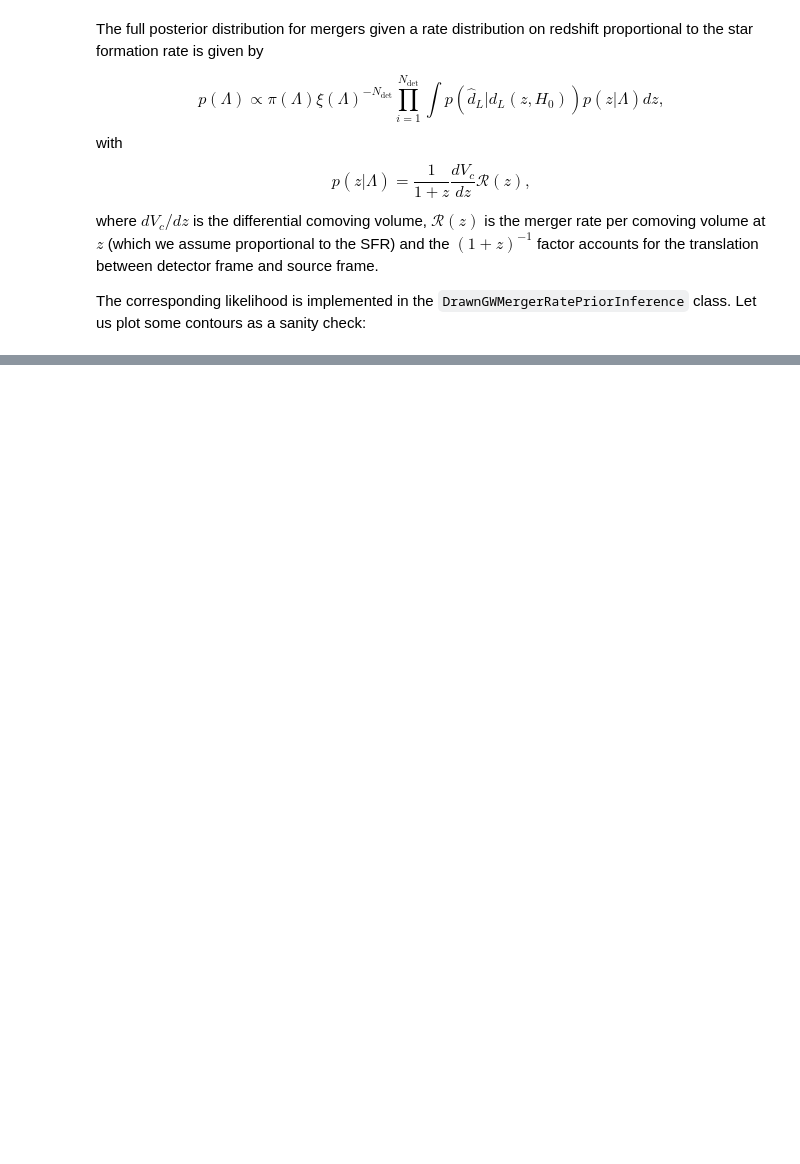
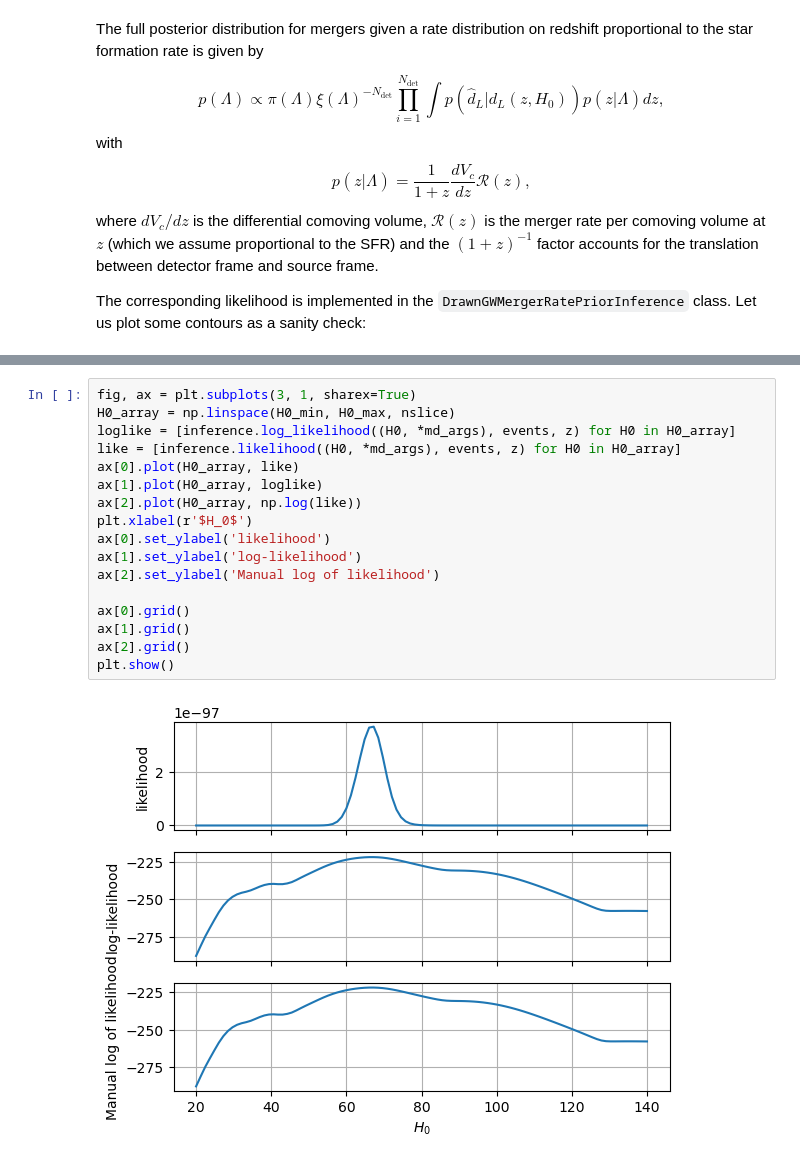
Before and after one commit to binado/standard-sirens, a Jupyter notebook: src/population_prior.ipynb, the cells around one changed output, grey strips where cells are left out. Drawn from its saved outputs; the diff is of its cells as text; blank space fills up the shorter version.

```diff
--- a/src/population_prior.ipynb
+++ b/src/population_prior.ipynb
@@ -78,0 +84,19 @@ plt.show()
+# %%
+fig, ax = plt.subplots(3, 1, sharex=True)
+H0_array = np.linspace(H0_min, H0_max, nslice)
+loglike = [inference.log_likelihood((H0, *md_args), events, z) for H0 in H0_array]
+like = [inference.likelihood((H0, *md_args), events, z) for H0 in H0_array]
+ax[0].plot(H0_array, like)
+ax[1].plot(H0_array, loglike)
+ax[2].plot(H0_array, np.log(like))
+plt.xlabel(r'$H_0$')
+ax[0].set_ylabel('likelihood')
+ax[1].set_ylabel('log-likelihood')
+ax[2].set_ylabel('Manual log of likelihood')
+
+ax[0].grid()
+ax[1].grid()
+ax[2].grid()
+plt.show()
+# %% [output]
+[figure, added]
```
Also changed, not shown: parts of 12 cells of this notebook.
